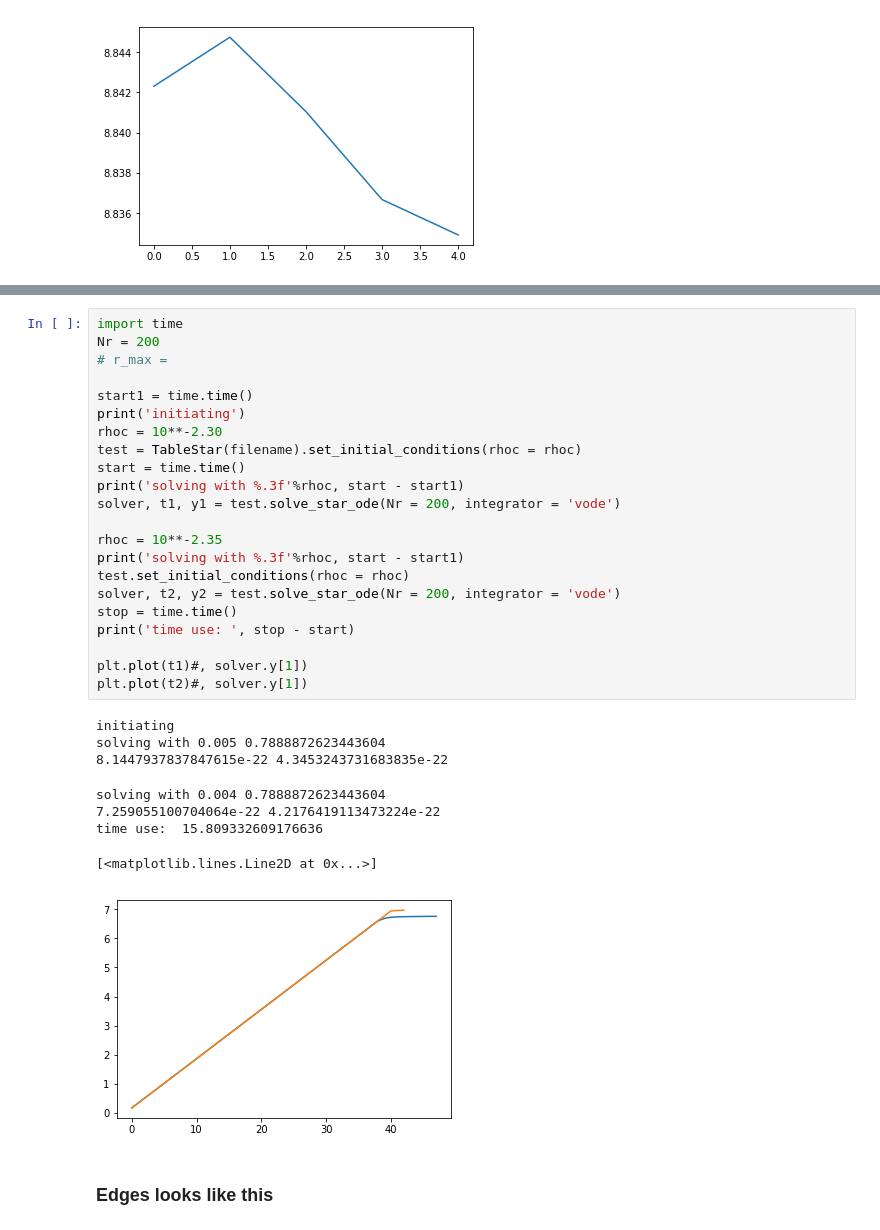
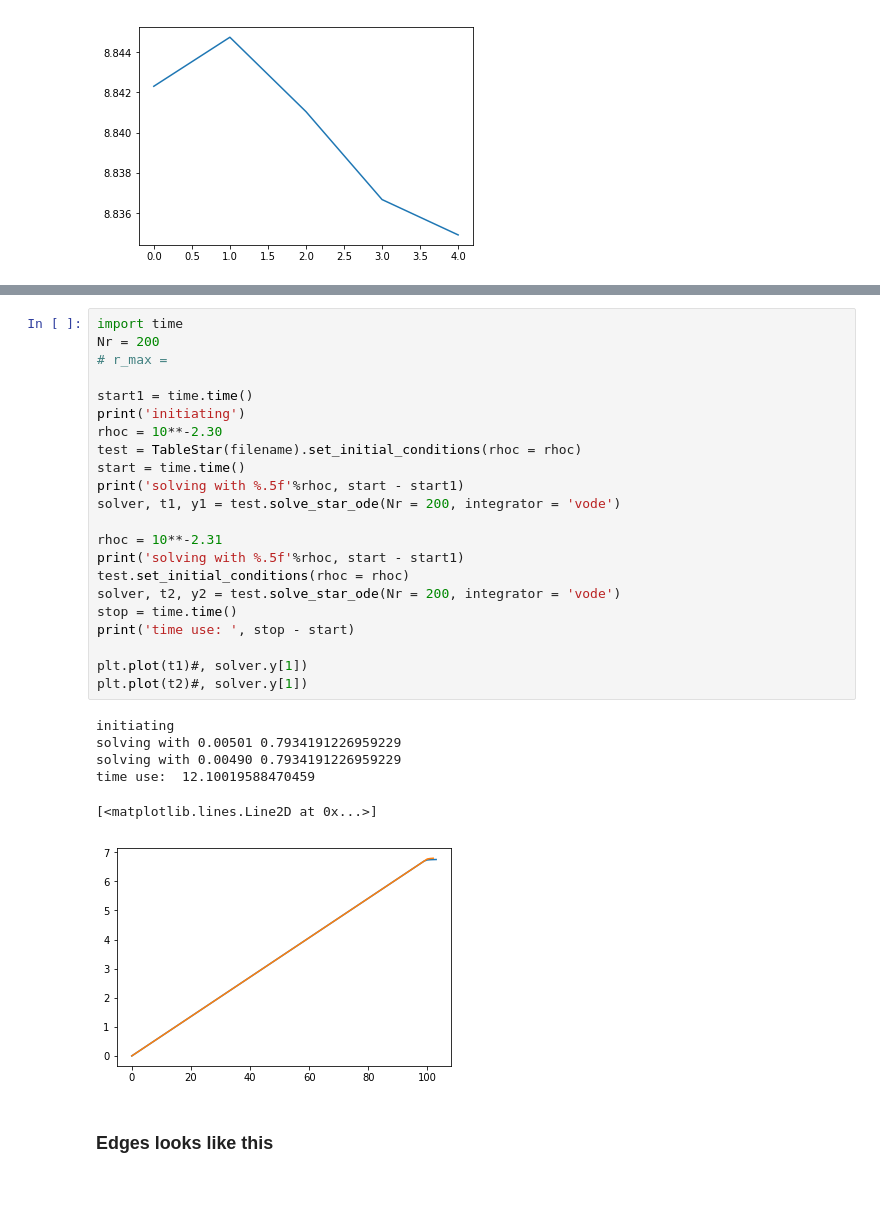
Before and after one commit to halvarsu/PHY905-Numerical-Relativity, a Jupyter notebook: project1/TOV_solver.ipynb, the cells around one changed output, grey strips where cells are left out. Cells and saved outputs as stored; diff of their text form; blank space fills up the shorter version.

```diff
--- a/project1/TOV_solver.ipynb
+++ b/project1/TOV_solver.ipynb
@@ -474,34 +468,32 @@ plt.plot(np.array(y_dp5)[:,0])
 # %%
 import time
 Nr = 200
 # r_max =
 
 start1 = time.time()
 print('initiating')
 rhoc = 10**-2.30
 test = TableStar(filename).set_initial_conditions(rhoc = rhoc)
 start = time.time()
-print('solving with %.3f'%rhoc, start - start1)
+print('solving with %.5f'%rhoc, start - start1)
 solver, t1, y1 = test.solve_star_ode(Nr = 200, integrator = 'vode')
 
-rhoc = 10**-2.35
-print('solving with %.3f'%rhoc, start - start1)
+rhoc = 10**-2.31
+print('solving with %.5f'%rhoc, start - start1)
 test.set_initial_conditions(rhoc = rhoc)
 solver, t2, y2 = test.solve_star_ode(Nr = 200, integrator = 'vode')
 stop = time.time()
 print('time use: ', stop - start)
 
 plt.plot(t1)#, solver.y[1])
 plt.plot(t2)#, solver.y[1])
 # %% [output]
 initiating
-solving with 0.005 0.7888872623443604
-8.1447937837847615e-22 4.3453243731683835e-22
+solving with 0.00501 0.7934191226959229
+solving with 0.00490 0.7934191226959229
+time use:  12.10019588470459
-solving with 0.004 0.7888872623443604
-7.259055100704064e-22 4.2176419113473224e-22
-time use:  15.809332609176636
+[<matplotlib.lines.Line2D at 0x...>]
-[<matplotlib.lines.Line2D at 0x...>]
-[figure, old version]
+[figure, new version]
 # %% [markdown]
 ### Edges looks like this
 # %%
```
Also changed, not shown: parts of 39 cells of this notebook, 2 other files.
